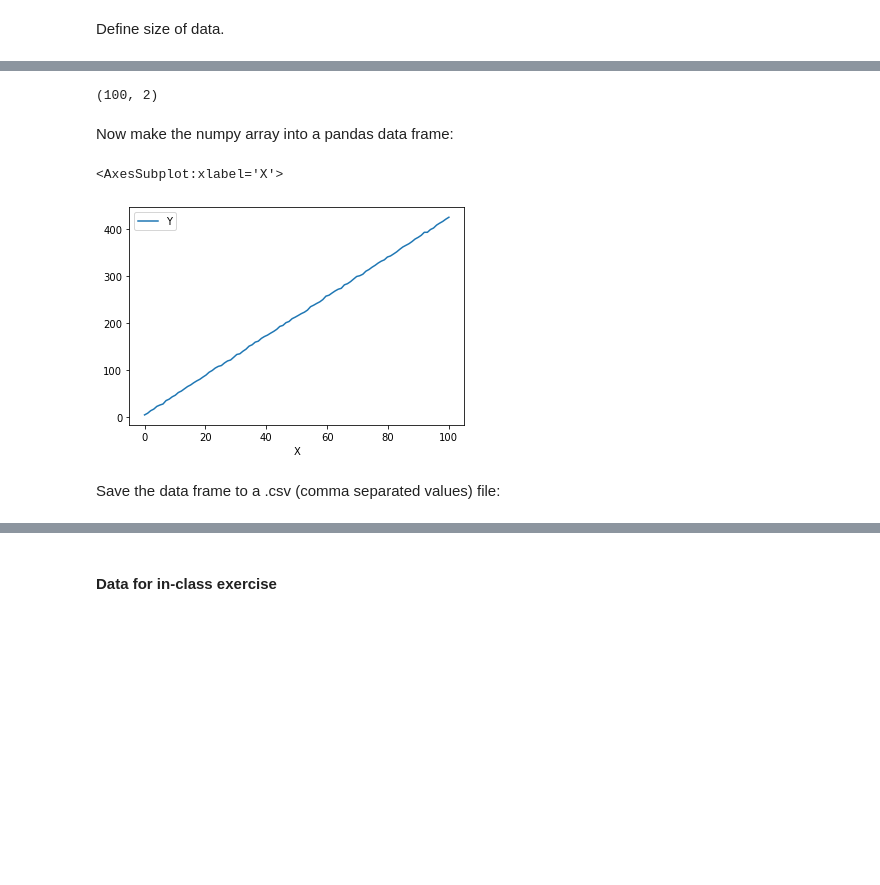
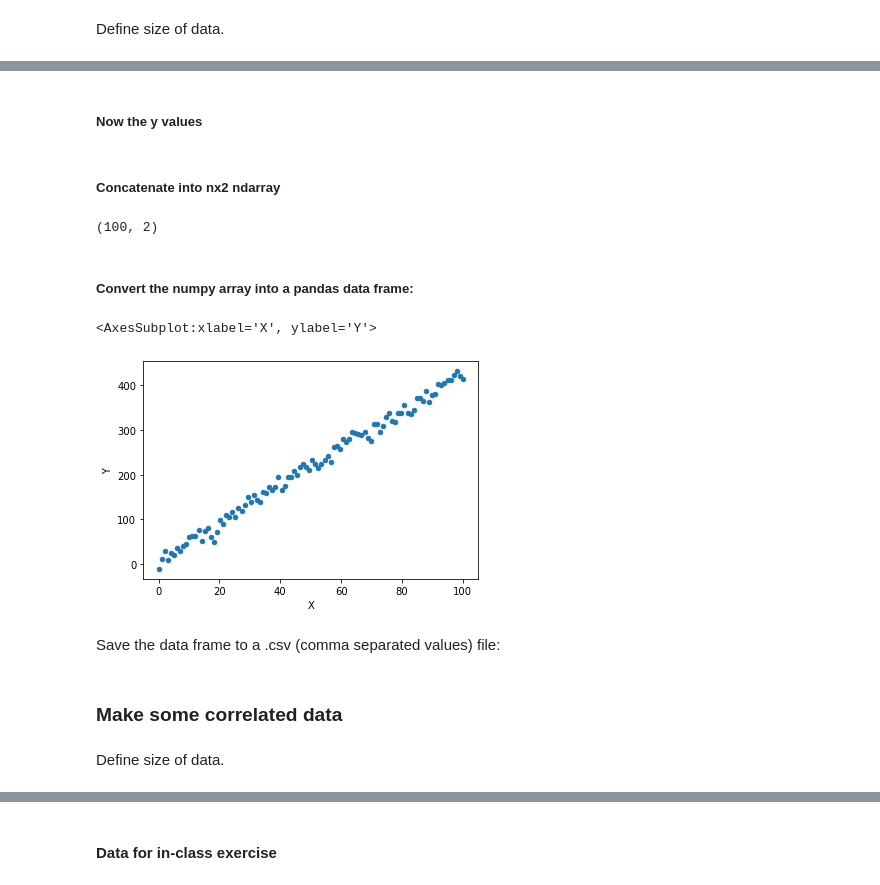
Before and after one commit to psychdatascience/FDS-CourseOne, a Jupyter notebook: datasets/008DataMaker.ipynb, the cells around one changed output, grey strips where cells are left out. Saved outputs shown, nothing was run; the diff lists cells and outputs as text; code cells hidden in the pictures; blank space fills up the shorter version.

```diff
--- a/datasets/008DataMaker.ipynb
+++ b/datasets/008DataMaker.ipynb
@@ -35,9 +42,11 @@ Make the numerical data (i.e. the measurements).
+# %% [markdown]
+##### Now the y values
 # %%
-x = np.linspace(xmin, xmax, n)
-x = x[:, np.newaxis] # makes a column vector - sheesh
 m = 4.2
 b = 5
-noysAmp = 1
-noys = np.random.randn(n, 1)
-y = b + m*x + noysAmp*noys
+noysAmp = 10
+noys = noysAmp*np.random.randn(n, 1)
+y = b + m*x + noys
+# %% [markdown]
+##### Concatenate into nx2 ndarray
 # %%
@@ -47,13 +55,13 @@ np.shape(myData)
 # %% [output]
 (100, 2)
 # %% [markdown]
-Now make the numpy array into a pandas data frame:
+##### Convert the numpy array into a pandas data frame:
 # %%
 myDataFr = pd.DataFrame(myData, columns=["X", "Y"])
-myDataFr.plot(x="X", y="Y")
+myDataFr.plot(x="X", y="Y", kind="scatter")
 # %% [output]
-<AxesSubplot:xlabel='X'>
+<AxesSubplot:xlabel='X', ylabel='Y'>
-[figure, old version]
+[figure, new version]
 # %% [markdown]
 Save the data frame to a .csv (comma separated values) file:
 # %%
@@ -60,0 +69,4 @@ myDataFr.to_csv(fname, index=False)
+# %% [markdown]
+### Make some correlated data
+# %% [markdown]
+Define size of data.
```
Also changed, not shown: parts of 54 cells of this notebook, 4 other files.
